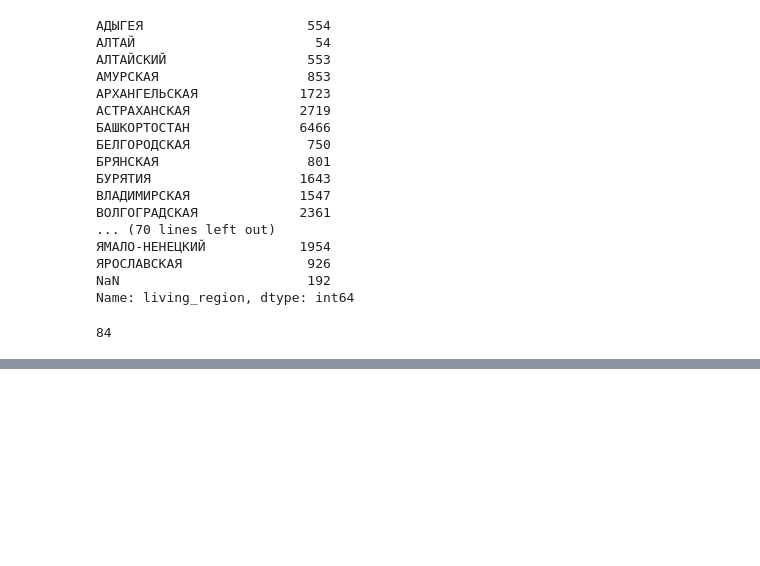
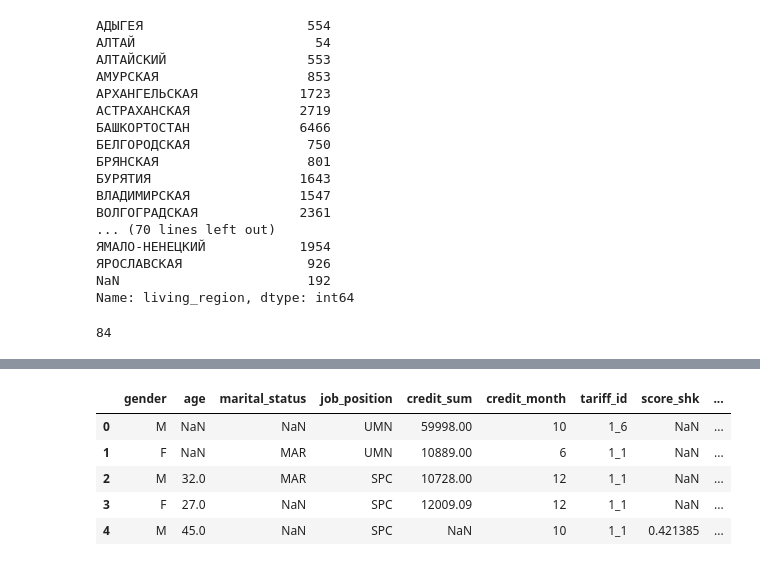
Before and after one commit to GlebsterHD/Tinkoff_DS_challenge, a Jupyter notebook: EDA.ipynb, the cells around one changed output, grey strips where cells are left out. Cells and saved outputs as stored; diff of their text form; code cells hidden in the pictures; blank space fills up the shorter version.

```diff
--- a/EDA.ipynb
+++ b/EDA.ipynb
@@ -562,0 +583,9 @@ init_data.to_csv('Data\credit_train_processed.csv', encoding='cp1251')
+# %%
+init_data.head()
+# %% [output]
+|  | gender | age | marital_status | job_position | credit_sum | credit_month | tariff_id | score_shk | ... |
+| 0 | M | NaN | NaN | UMN | 59998.00 | 10 | 1_6 | NaN | ... |
+| 1 | F | NaN | MAR | UMN | 10889.00 | 6 | 1_1 | NaN | ... |
+| 2 | M | 32.0 | MAR | SPC | 10728.00 | 12 | 1_1 | NaN | ... |
+| 3 | F | 27.0 | NaN | SPC | 12009.09 | 12 | 1_1 | NaN | ... |
+| 4 | M | 45.0 | NaN | SPC | NaN | 10 | 1_1 | 0.421385 | ... |
```
Also changed, not shown: parts of 71 cells of this notebook.
